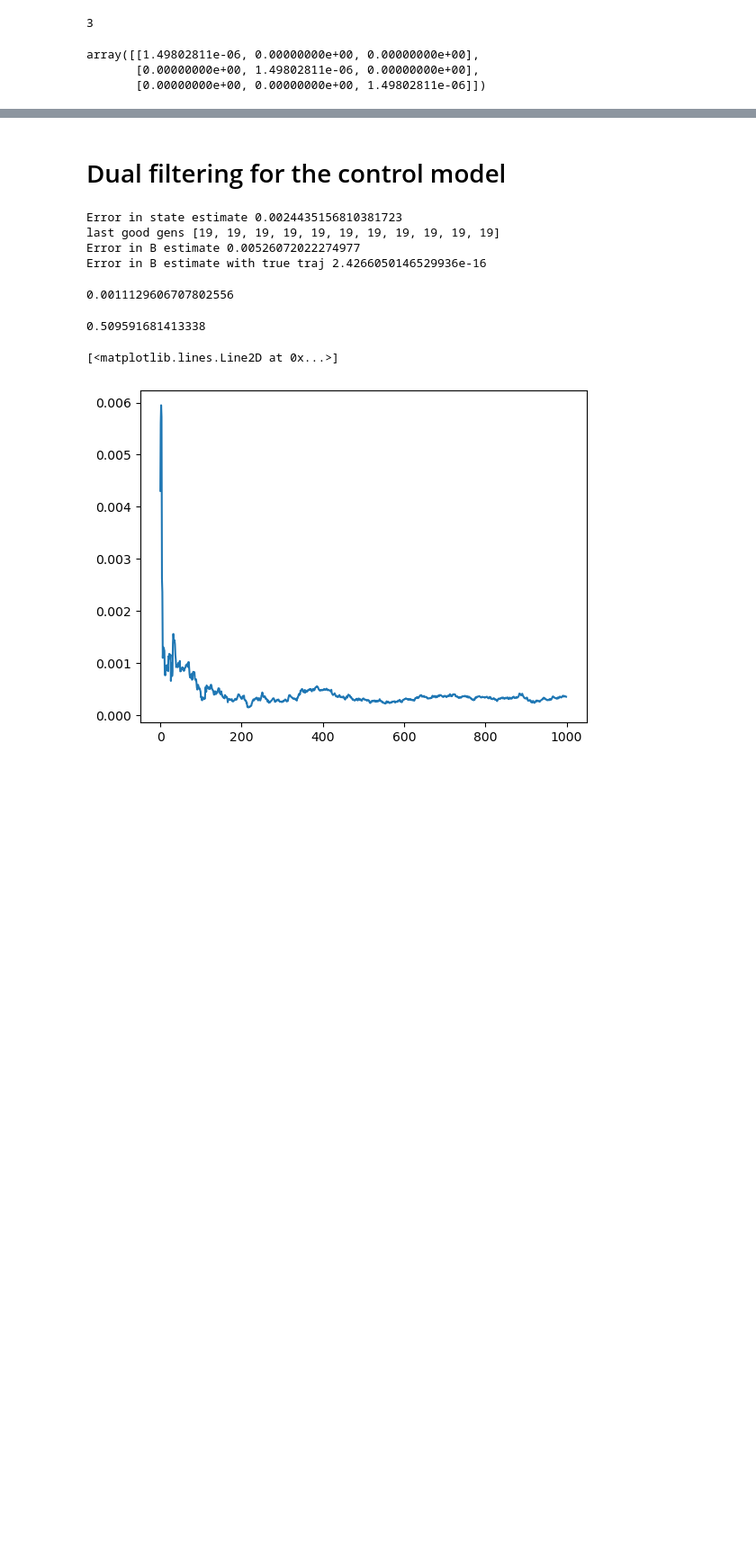
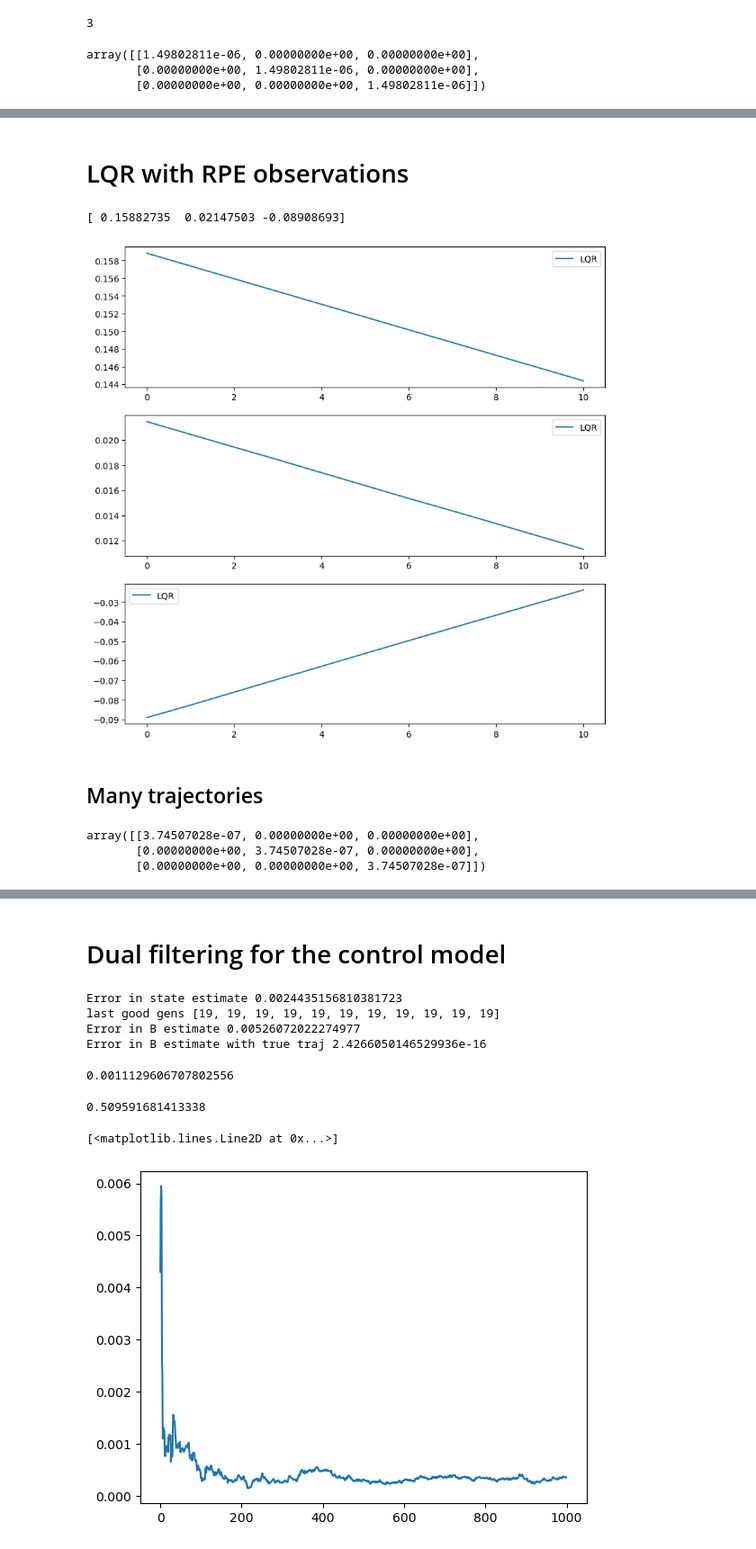
Before and after one commit to jpmarceaux/KalmanRPE, a Jupyter notebook: xy_RPE.ipynb, the cells around one changed output, grey strips where cells are left out. Shown at 90% size. Cells and saved outputs as stored; diff of their text form; code cells hidden in the pictures; blank space fills up the shorter version.

```diff
--- a/xy_RPE.ipynb
+++ b/xy_RPE.ipynb
@@ -920,0 +1008,2 @@ plot_trajectories([x_history, y_history, x_hat_history], ['True', 'RPE', 'Kalman
+# %% [markdown]
+# LQR with RPE observations
@@ -920,0 +1032,45 @@ plot_trajectories([x_history, y_history, x_hat_history], ['True', 'RPE', 'Kalman
+# %%
+# Sample initial state
+P0 = 1e-2*np.eye(3)
+x0 = np.random.multivariate_normal(np.zeros(3), P0)
+print(x0)
+
+# calc Riccati recursion
+riccati_covar_series = K_step_riccati_covar_series(num_steps, P, B, input_cost_M, state_cost_N, cross_cost_S)
+
+# allocate saving space
+x_history = np.zeros((num_steps+1, 3))
+u_history = np.zeros((num_steps, 3))
+
+# step 0
+P0 = riccati_covar_series[0]
+G0 = calc_lqr_gain(P0, B, input_cost_M, state_cost_N, cross_cost_S)
+u0 = -G0 @ x0
+
+x = x0 + B @ u0
+
+x_history[0] = x0
+x_history[1] = x
+u_history[0] = u0
+
+
+# step 1 to num_steps
+for i in tqdm(range(1, num_steps)):
+    P = riccati_covar_series[i]
+    ds = gen.sample_dataset(x, num_samples, depths)
+    x_est, lgg = analyzer.estimate_x(ds, depths)
+
+    G = calc_lqr_gain(P, B, input_cost_M, state_cost_N, cross_cost_S)
+    u = -G @ x_est
+    u_history[i] = u
+
+    x = x + B @ u
+    x_history[i+1] = x
+# %% [output]
+[ 0.15882735  0.02147503 -0.08908693]
+# %%
+plot_trajectories([x_history], ['LQR'])
+# %% [output]
+[figure, added]
+# %% [markdown]
+## Many trajectories
@@ -920,0 +1121,6 @@ plot_trajectories([x_history, y_history, x_hat_history], ['True', 'RPE', 'Kalman
+# %%
+input_cost_M
+# %% [output]
+array([[3.74507028e-07, 0.00000000e+00, 0.00000000e+00],
+       [0.00000000e+00, 3.74507028e-07, 0.00000000e+00],
+       [0.00000000e+00, 0.00000000e+00, 3.74507028e-07]])
```
Also changed, not shown: parts of 42 cells of this notebook, 4 other files.
